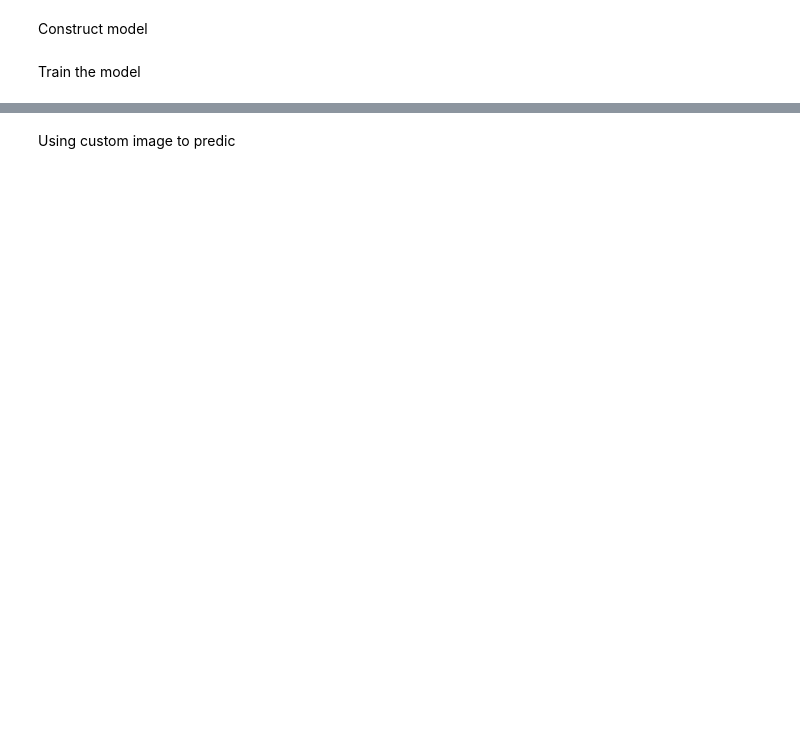
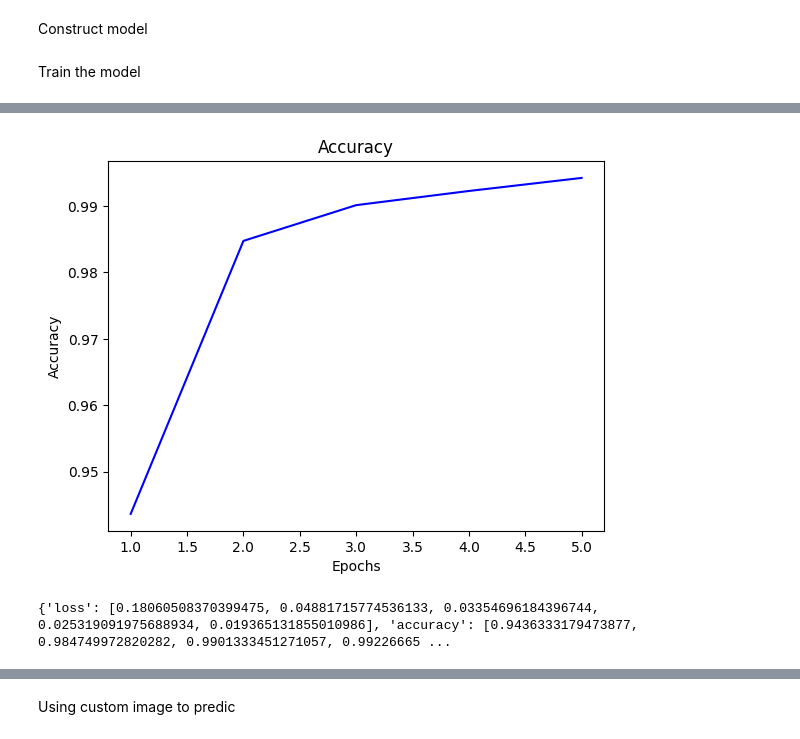
Before and after one commit to erf-non/Keras-practice, a Jupyter notebook: Small_CNN.ipynb, the cells around one changed output, grey strips where cells are left out. Saved outputs shown, nothing was run; the diff lists cells and outputs as text; code cells hidden in the pictures; blank space fills up the shorter version.

```diff
--- a/Small_CNN.ipynb
+++ b/Small_CNN.ipynb
@@ -66,3 +79,18 @@ plt.show()
+# %%
+acc_value = history_dic['accuracy']
+
+epochs = range(1, len(loss_value) + 1)
+plt.plot(epochs, acc_value, 'b')
+plt.title('Accuracy')
+plt.xlabel('Epochs')
+plt.ylabel('Accuracy')
+plt.show()
+# %% [output]
+[figure, added]
+# %%
+print(history.history)
+# %% [output]
+{'loss': [0.18060508370399475, 0.04881715774536133, 0.03354696184396744, 0.025319091975688934, 0.019365131855010986], 'accuracy': [0.9436333179473877, 0.984749972820282, 0.9901333451271057, 0.99226665 ...
 # %%
 result = model.evaluate(test_images, test_labels)
 print(result)
```
Also changed, not shown: parts of 8 cells of this notebook, 2 other files.
